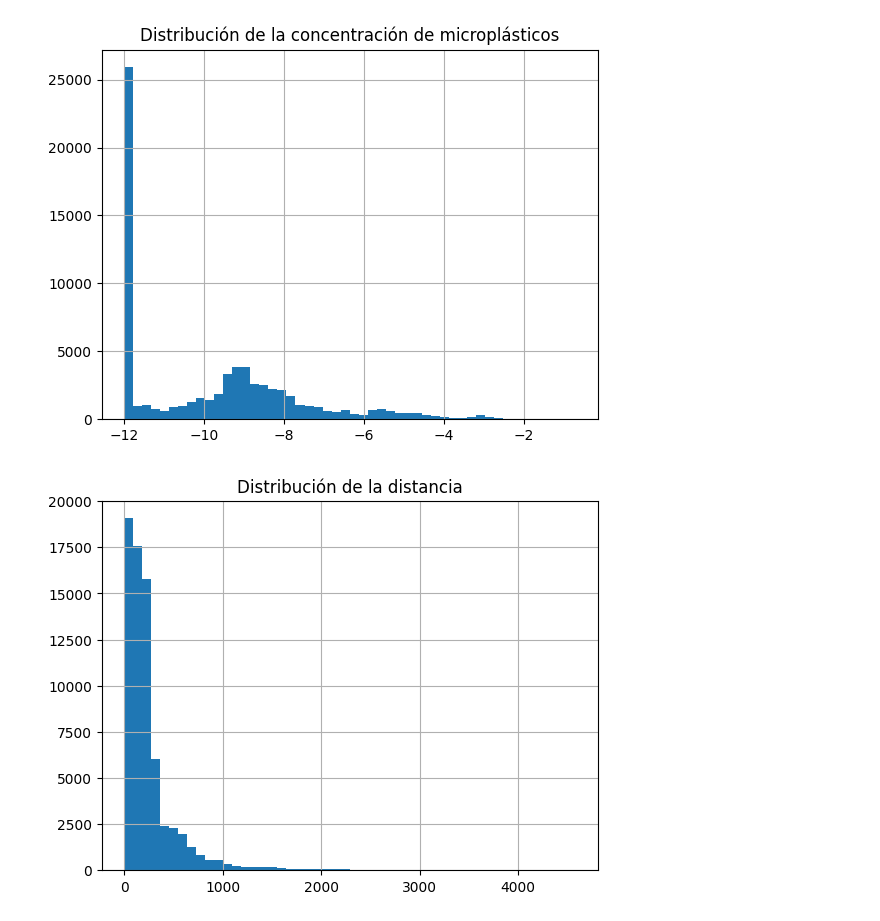
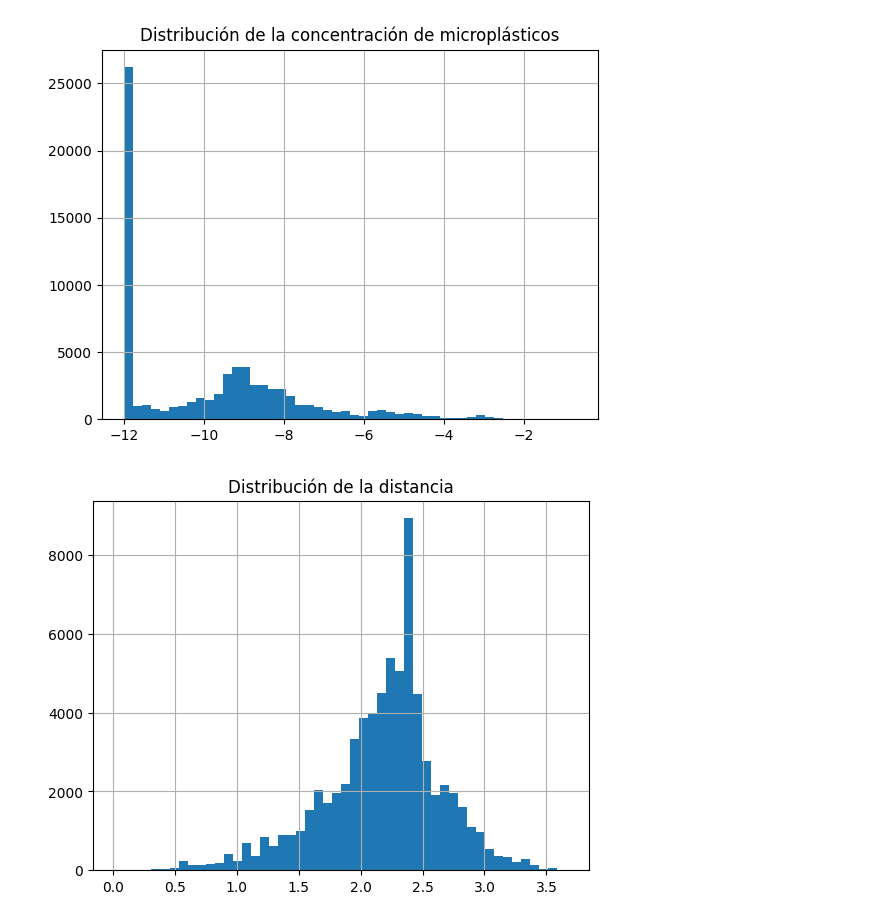
Before and after one commit to 4GeeksAcademy/loreykil_proyecto_final, a Jupyter notebook: src/EDA_dataset.ipynb, the cells around one changed output. Saved outputs shown, nothing was run; the diff lists cells and outputs as text; code cells hidden in the pictures.

```diff
--- a/src/EDA_dataset.ipynb
+++ b/src/EDA_dataset.ipynb
@@ -85,0 +203,8 @@ plt.show()
+# %%
+# Variable binaria de presencia de microplásticos
+df["mp_presence"] = (df["mp_pieces_m3"] > 0).astype(int)
+
+# Transformaciones logarítmicas (manejan ceros)
+df["mp_pieces_log"] = np.log1p(df["mp_pieces_m3"])
+df["mp_effective_log"] = np.log1p(df["mp_effective_m3"])
+df["mp_particles_log"] = np.log1p(df["mp_particles_ml"])
@@ -90,12 +290,12 @@ df["log_mp_particles_ml"].hist(bins=50)
 plt.title("Distribución de la concentración de microplásticos")
 plt.show()
 # %% [output]
-[figure, old version]
+[figure, new version]
 # %%
 import matplotlib.pyplot as plt
 
-df["distance_km"].hist(bins=50)
+df["log_distance_km"].hist(bins=50)
 plt.title("Distribución de la distancia")
 plt.show()
 # %% [output]
-[figure, old version]
+[figure, new version]
```
Also changed, not shown: parts of 41 cells of this notebook, 4 other files.
